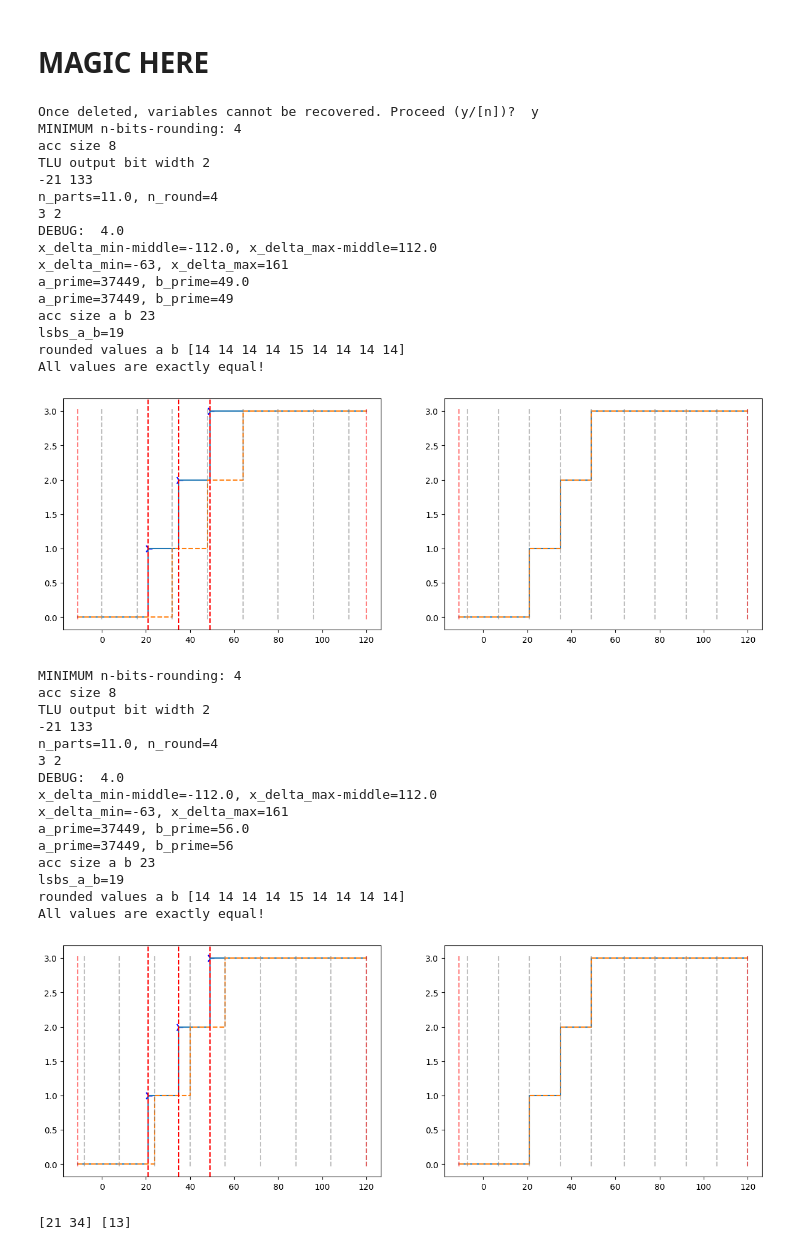
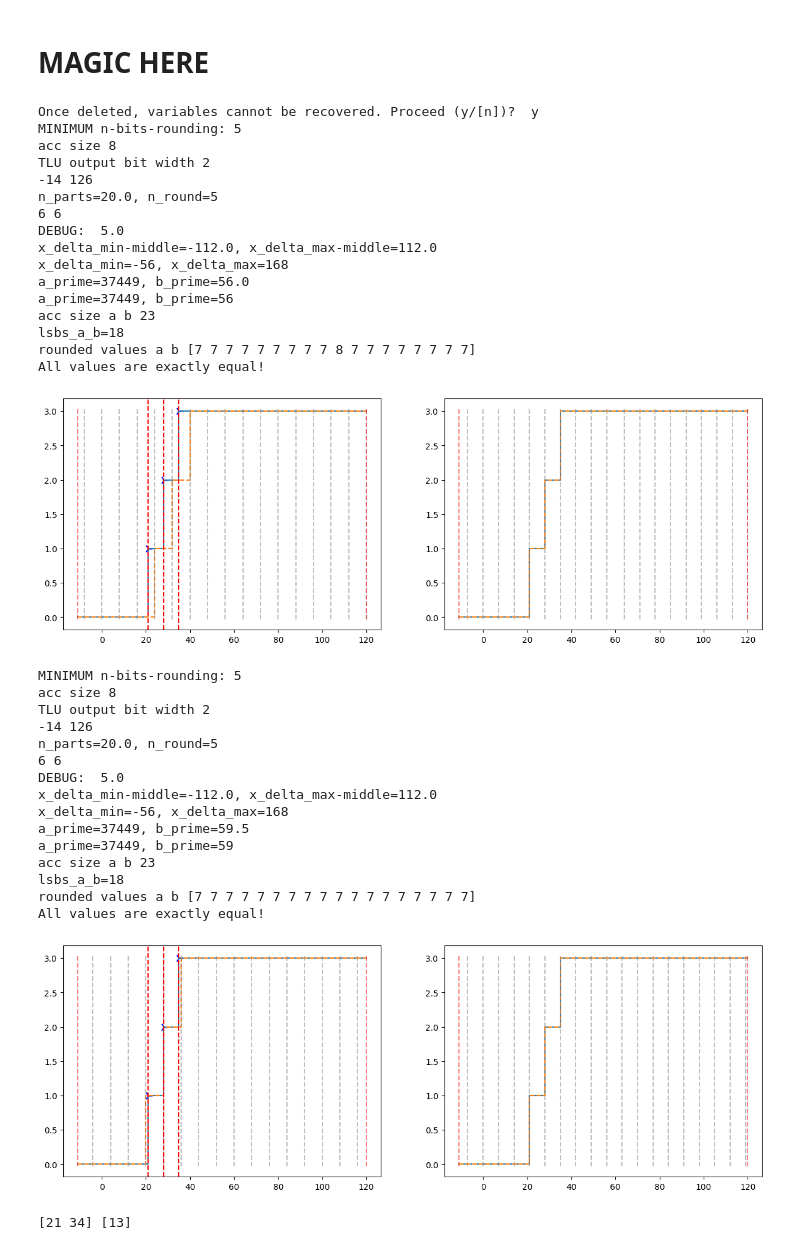
Before and after one commit to qqaatw/concrete-ml, a Jupyter notebook: debug.ipynb, the cells around one changed output. Saved outputs shown, nothing was run; the diff lists cells and outputs as text; code cells hidden in the pictures.

Commit message:
exp: debugging

```diff
--- a/debug.ipynb
+++ b/debug.ipynb
@@ -206,7 +206,7 @@ else:
 # We could do a linear/binary search on the n-round-bits to use
 
 # Function thresholds
-step_size = 14  # Constant step size assumption
+step_size = 7  # Constant step size assumption
 th1 = 21  # First threshold
 th2 = th1 + step_size
 th3 = th2 + step_size
@@ -346,55 +346,55 @@ for rounding_function in [truncate_bit_pattern, round_bit_pattern]:
     # Plot
     ax = axes[1]
     ax.step(x, y, where="post")
     ax.step(x, y_calib_rounded, linestyle="dashed", where="post")
     ax.vlines(x[ np.concatenate([[False], np.diff(x_a_b_rounded).astype(bool), ])], y.min()-epsilon_y, y.max()+epsilon_y, color="grey", linestyle="dashed", alpha=.5)
     ax.vlines(
         [a, b],
         y.min()-epsilon_y, y.max()+epsilon_y, color="red", linestyle="dashed", alpha=.5, label="data bounds",
     )
 
     # ax.vlines(
     #     [new_a, new_b],
     #     y.min()-epsilon_y, y.max()+epsilon_y, color="green", linestyle="dashed", alpha=.5, label="new artifical bounds",
     # )
     if (y == y_calib_rounded).all():
         print("All values are exactly equal!")
     plt.show()
     plt.close(fig)
 # %% [output]
 Once deleted, variables cannot be recovered. Proceed (y/[n])?  y
-MINIMUM n-bits-rounding: 4
+MINIMUM n-bits-rounding: 5
 acc size 8
 TLU output bit width 2
--21 133
-n_parts=11.0, n_round=4
-3 2
-DEBUG:  4.0
+-14 126
+n_parts=20.0, n_round=5
+6 6
+DEBUG:  5.0
 x_delta_min-middle=-112.0, x_delta_max-middle=112.0
-x_delta_min=-63, x_delta_max=161
-a_prime=37449, b_prime=49.0
-a_prime=37449, b_prime=49
+x_delta_min=-56, x_delta_max=168
+a_prime=37449, b_prime=56.0
+a_prime=37449, b_prime=56
 acc size a b 23
-lsbs_a_b=19
-rounded values a b [14 14 14 14 15 14 14 14 14]
+lsbs_a_b=18
+rounded values a b [7 7 7 7 7 7 7 7 7 8 7 7 7 7 7 7 7 7]
 All values are exactly equal!
-[figure, old version]
+[figure, new version]
-MINIMUM n-bits-rounding: 4
+MINIMUM n-bits-rounding: 5
 acc size 8
 TLU output bit width 2
--21 133
-n_parts=11.0, n_round=4
-3 2
-DEBUG:  4.0
+-14 126
+n_parts=20.0, n_round=5
+6 6
+DEBUG:  5.0
 x_delta_min-middle=-112.0, x_delta_max-middle=112.0
-x_delta_min=-63, x_delta_max=161
-a_prime=37449, b_prime=56.0
-a_prime=37449, b_prime=56
+x_delta_min=-56, x_delta_max=168
+a_prime=37449, b_prime=59.5
+a_prime=37449, b_prime=59
 acc size a b 23
-lsbs_a_b=19
-rounded values a b [14 14 14 14 15 14 14 14 14]
+lsbs_a_b=18
+rounded values a b [7 7 7 7 7 7 7 7 7 7 7 7 7 7 7 7 7 7]
 All values are exactly equal!
-[figure, old version]
+[figure, new version]
 # %%
 steps_indexes = x[np.concatenate([[False], np.diff(y).astype(bool)])]
 delta = np.diff(steps_indexes)
```
Also changed, not shown: 1 other file.
